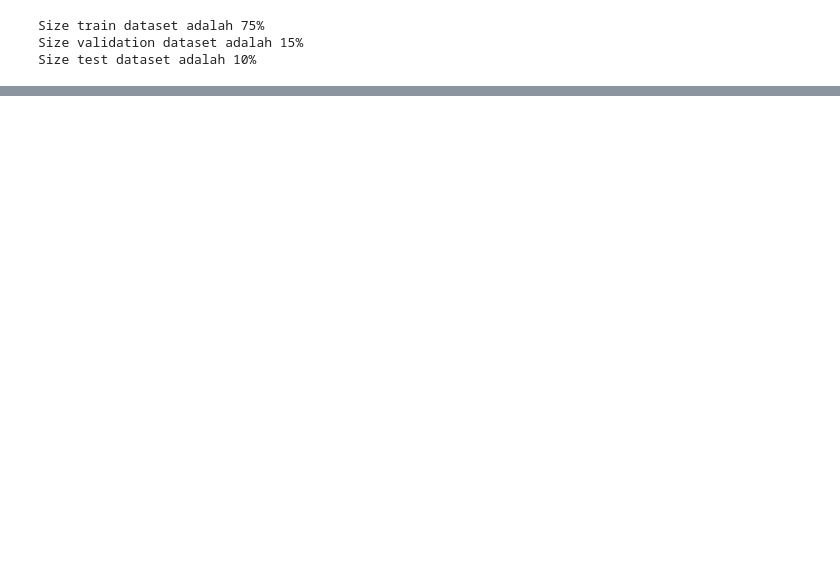
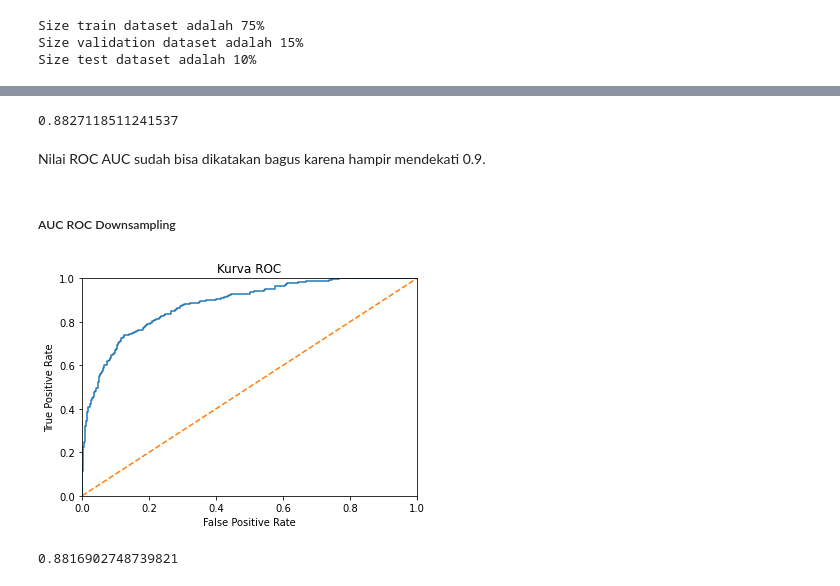
Before and after one commit to roobyyi/Data-Scientist-Practicum-Project, a Jupyter notebook: Project_6.ipynb, the cells around one changed output, grey strips where cells are left out. Cells and saved outputs as stored; diff of their text form; code cells hidden in the pictures; blank space fills up the shorter version.

```diff
--- a/Project_6.ipynb
+++ b/Project_6.ipynb
@@ -309,0 +419,3 @@ Kesimpulan yang bisa didapatkan dari proyek kali ini adalah
+# %%
+model_tuned.fit(features_downsampled, target_downsampled)
+predicted_valid = model_tuned.predict(features_valid)
@@ -309,0 +484,29 @@ Kesimpulan yang bisa didapatkan dari proyek kali ini adalah
+# %%
+roc_auc_score(target_valid, probabilities_one_valid)
+# %% [output]
+0.8827118511241537
+# %% [markdown]
+Nilai ROC AUC sudah bisa dikatakan bagus karena hampir mendekati 0.9.
+# %% [markdown]
+##### AUC ROC Downsampling
+# %%
+probabilities_valid = down_model.predict_proba(features_valid)
+probabilities_one_valid = probabilities_valid[:, 1]
+# %%
+fpr, tpr, thresholds = roc_curve(target_valid, probabilities_one_valid)
+
+plt.figure()
+plt.plot(fpr, tpr)
+plt.plot([0, 1], [0, 1], linestyle='--')
+plt.xlim([0,1])
+plt.ylim([0,1])
+plt.xlabel("False Positive Rate")
+plt.ylabel('True Positive Rate')
+plt.title('Kurva ROC')
+plt.show()
+# %% [output]
+[figure, added]
+# %%
+roc_auc_score(target_valid, probabilities_one_valid)
+# %% [output]
+0.8816902748739821
```
Also changed, not shown: parts of 173 cells of this notebook.
